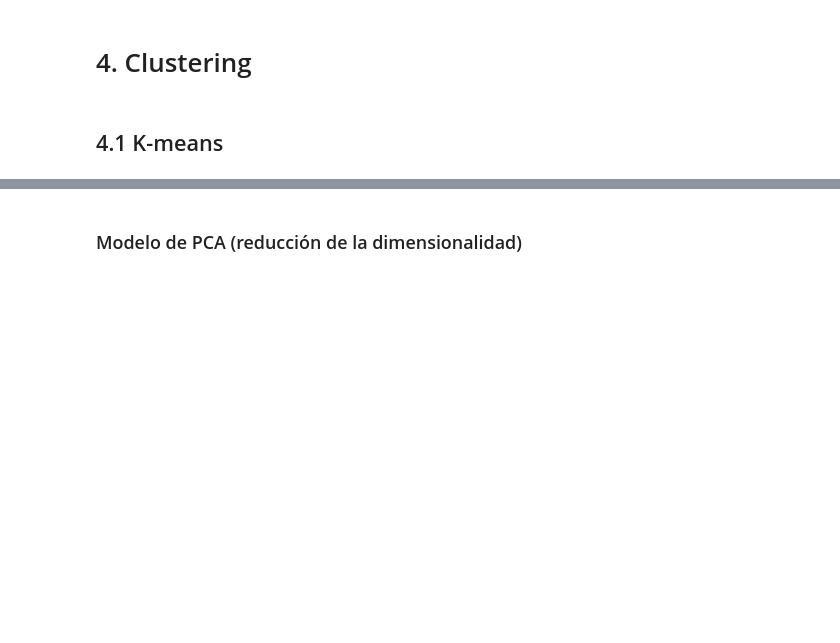
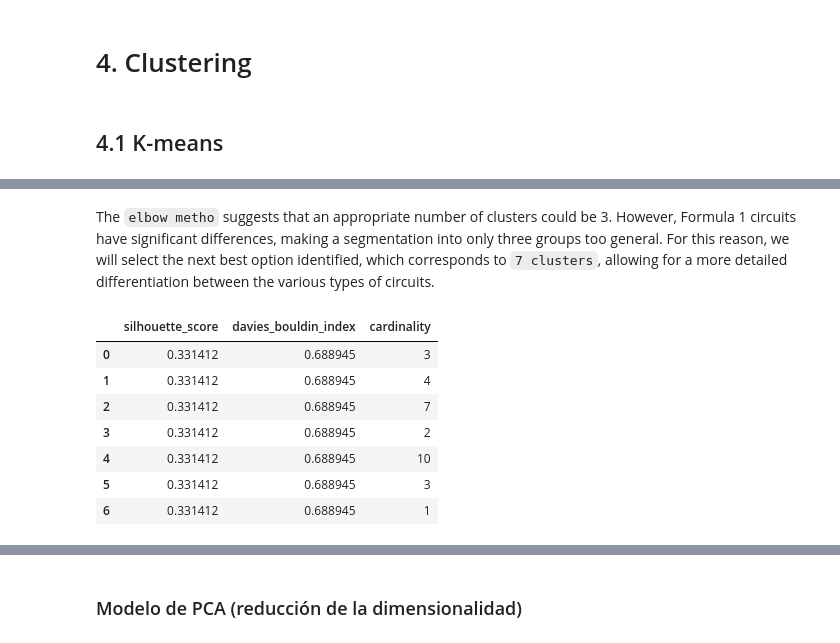
Before and after one commit to SupernovaIa/Formula-1-ML-Project, a Jupyter notebook: notebook/A2-Model-Clustering.ipynb, the cells around one changed output, grey strips where cells are left out. Saved outputs shown, nothing was run; the diff lists cells and outputs as text; code cells hidden in the pictures; blank space fills up the shorter version.

```diff
--- a/notebook/A2-Model-Clustering.ipynb
+++ b/notebook/A2-Model-Clustering.ipynb
@@ -337,0 +135,18 @@ plt.show()
+# %% [markdown]
+The `elbow metho` suggests that an appropriate number of clusters could be 3. However, Formula 1 circuits have significant differences, making a segmentation into only three groups too general. For this reason, we will select the next best option identified, which corresponds to `7 clusters`, allowing for a more detailed differentiation between the various types of circuits.
+# %%
+model_kmeans = KMeans(n_clusters=7, random_state=42)
+
+km_fit = model_kmeans.fit(df_kmeans)
+labels = km_fit.labels_
+
+clustering_metrics(df_kmeans, labels)
+# %% [output]
+|  | silhouette_score | davies_bouldin_index | cardinality |
+| 0 | 0.331412 | 0.688945 | 3 |
+| 1 | 0.331412 | 0.688945 | 4 |
+| 2 | 0.331412 | 0.688945 | 7 |
+| 3 | 0.331412 | 0.688945 | 2 |
+| 4 | 0.331412 | 0.688945 | 10 |
+| 5 | 0.331412 | 0.688945 | 3 |
+| 6 | 0.331412 | 0.688945 | 1 |
```
Also changed, not shown: parts of 44 cells of this notebook, 1 other file.
